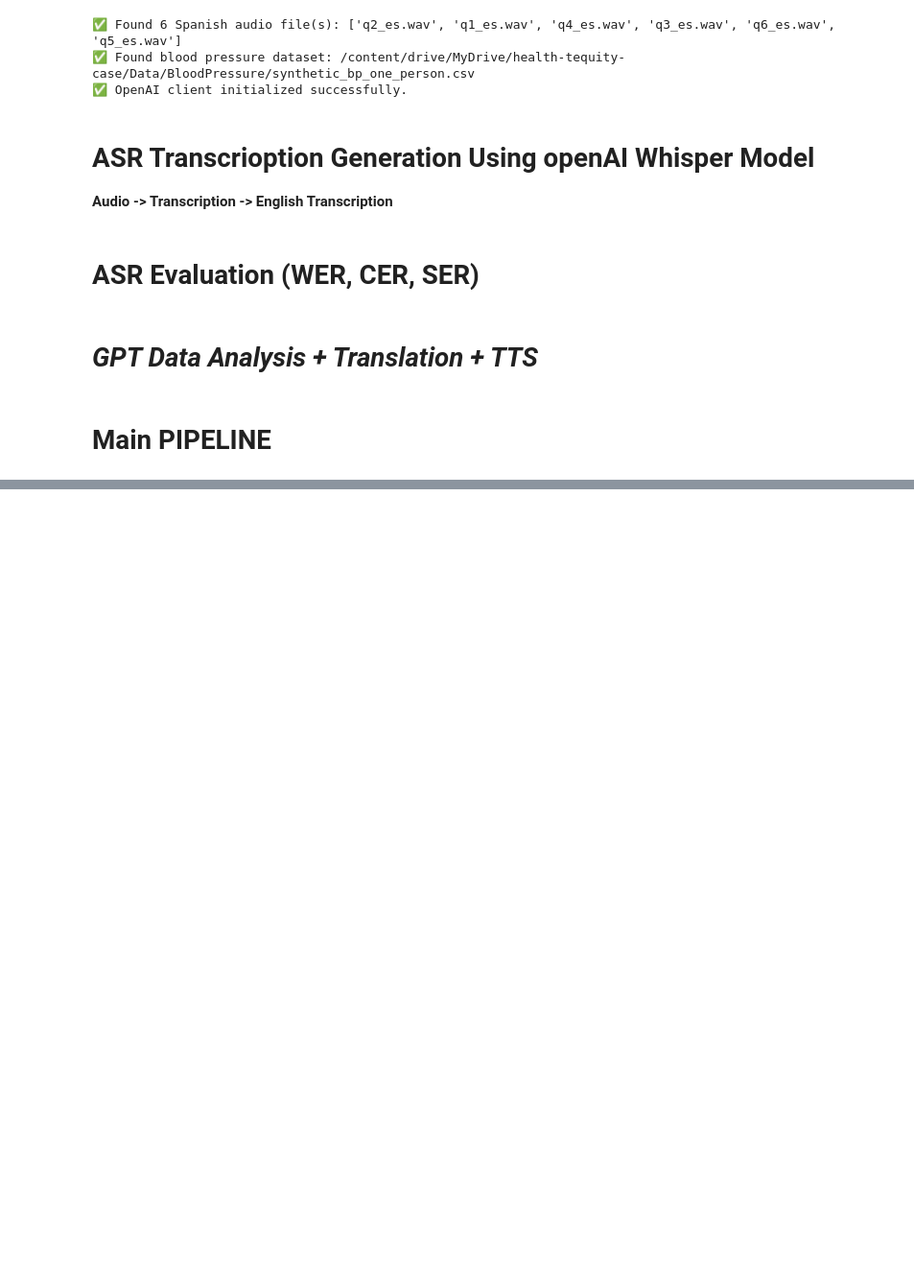
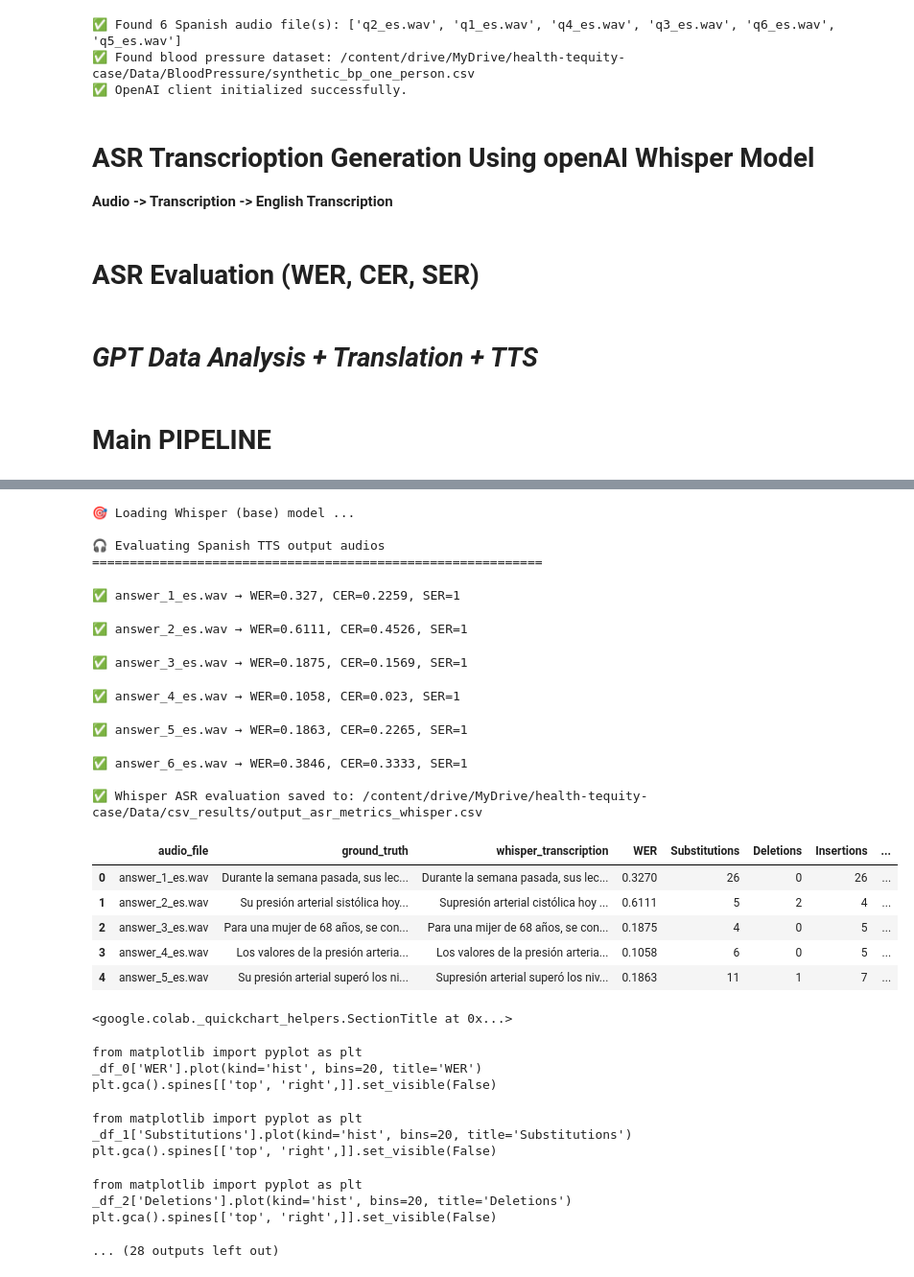
Before and after one commit to nattaran/health-tequity-case-nasrin, a Jupyter notebook: VoicePipeline.ipynb, the cells around one changed output, grey strips where cells are left out. Shown at 96% size. Saved outputs shown, nothing was run; the diff lists cells and outputs as text; code cells hidden in the pictures; blank space fills up the shorter version.

```diff
--- a/VoicePipeline.ipynb
+++ b/VoicePipeline.ipynb
@@ -513,0 +585,34 @@ evaluate_output_asr(final_results_csv)
+# %%
+final_results_csv = os.path.join(CSV_OUTPUT_FOLDER, "final_pipeline_results.csv")
+output_asr_metrics = evaluate_output_asr_whisper(final_results_csv, model_size="base")
+display(output_asr_metrics.head())
+# %% [output]
+🎯 Loading Whisper (base) model ...
+
+🎧 Evaluating Spanish TTS output audios
+============================================================
+✅ answer_1_es.wav → WER=0.327, CER=0.2259, SER=1
+✅ answer_2_es.wav → WER=0.6111, CER=0.4526, SER=1
+✅ answer_3_es.wav → WER=0.1875, CER=0.1569, SER=1
+✅ answer_4_es.wav → WER=0.1058, CER=0.023, SER=1
+✅ answer_5_es.wav → WER=0.1863, CER=0.2265, SER=1
+✅ answer_6_es.wav → WER=0.3846, CER=0.3333, SER=1
+
+✅ Whisper ASR evaluation saved to: /content/drive/MyDrive/health-tequity-case/Data/csv_results/output_asr_metrics_whisper.csv
+|  | audio_file | ground_truth | whisper_transcription | WER | Substitutions | Deletions | Insertions | ... |
+| 0 | answer_1_es.wav | Durante la semana pasada, sus lec... | Durante la semana pasada, sus lec... | 0.3270 | 26 | 0 | 26 | ... |
+| 1 | answer_2_es.wav | Su presión arterial sistólica hoy... | Supresión arterial cistólica hoy ... | 0.6111 | 5 | 2 | 4 | ... |
+| 2 | answer_3_es.wav | Para una mujer de 68 años, se con... | Para una mijer de 68 años, se con... | 0.1875 | 4 | 0 | 5 | ... |
+| 3 | answer_4_es.wav | Los valores de la presión arteria... | Los valores de la presión arteria... | 0.1058 | 6 | 0 | 5 | ... |
+| 4 | answer_5_es.wav | Su presión arterial superó los ni... | Supresión arterial superó los niv... | 0.1863 | 11 | 1 | 7 | ... |
+<google.colab._quickchart_helpers.SectionTitle at 0x...>
+from matplotlib import pyplot as plt
+_df_0['WER'].plot(kind='hist', bins=20, title='WER')
+plt.gca().spines[['top', 'right',]].set_visible(False)
+from matplotlib import pyplot as plt
+_df_1['Substitutions'].plot(kind='hist', bins=20, title='Substitutions')
+plt.gca().spines[['top', 'right',]].set_visible(False)
+from matplotlib import pyplot as plt
+_df_2['Deletions'].plot(kind='hist', bins=20, title='Deletions')
+plt.gca().spines[['top', 'right',]].set_visible(False)
+... (28 outputs left out)
```
Also changed, not shown: parts of 8 cells of this notebook.
